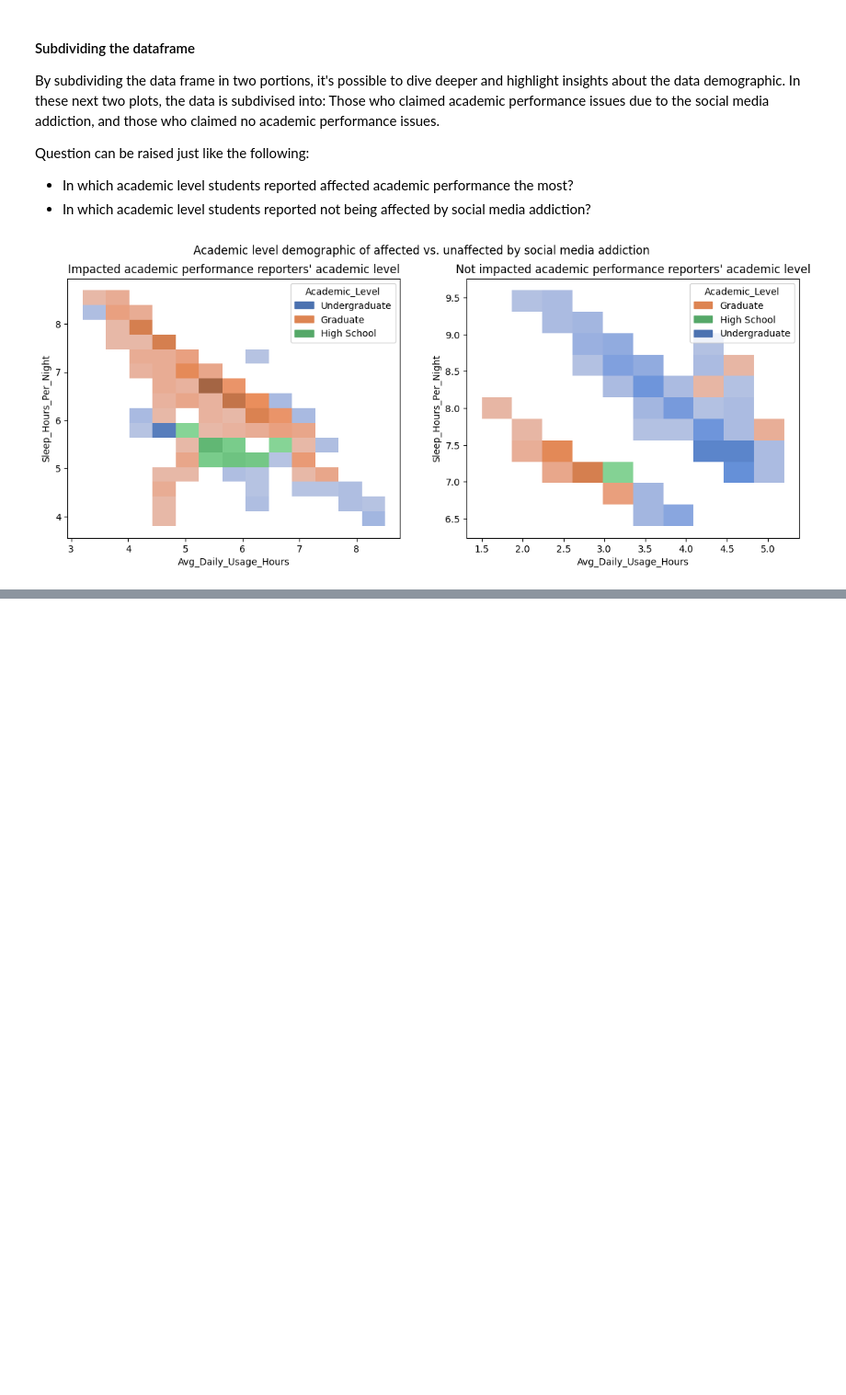
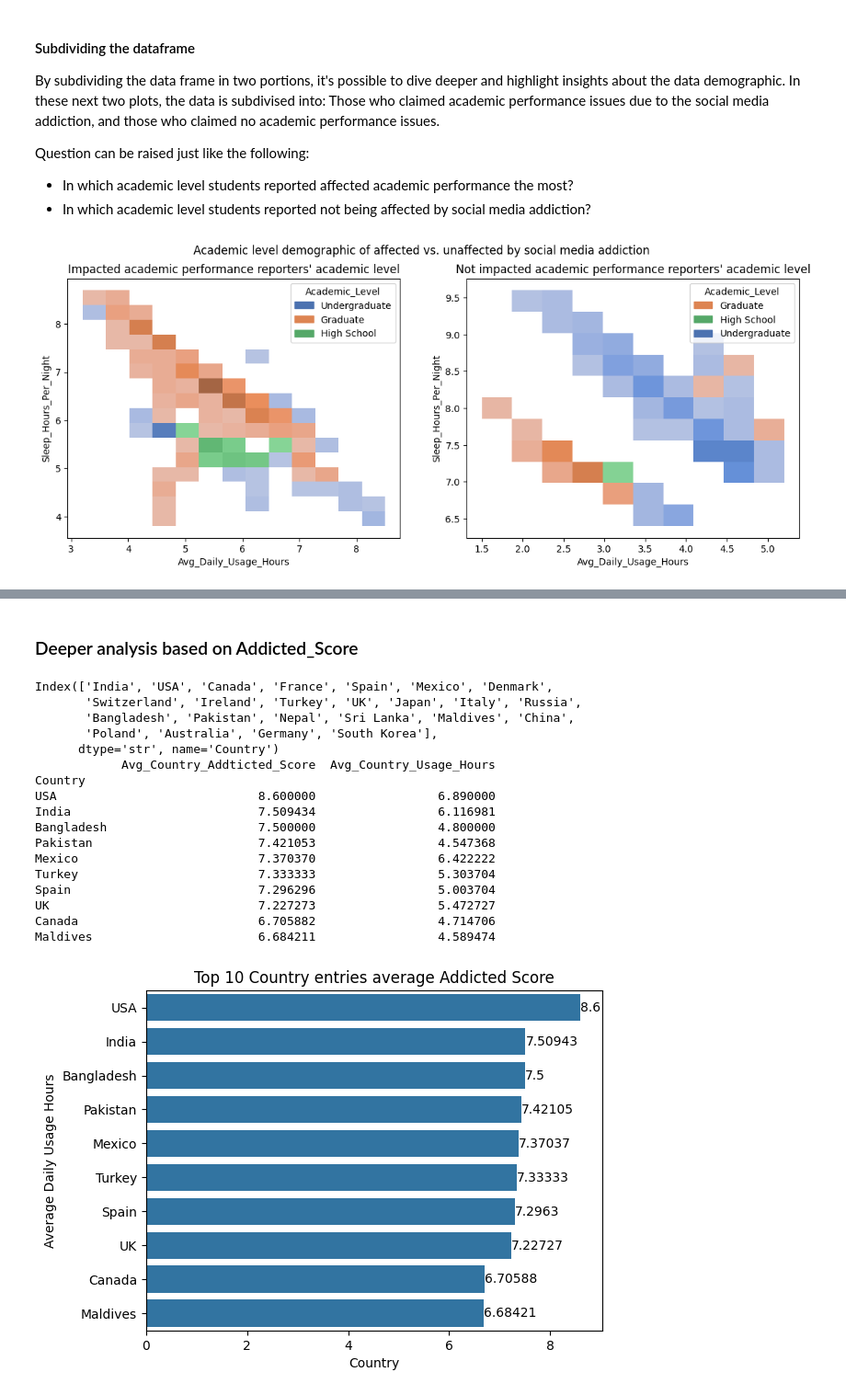
Before and after one commit to Andradev101/pause-student-social-media-addiction-eda, a Jupyter notebook: notebooks/eda.ipynb, the cells around one changed output, grey strips where cells are left out. Shown at 92% size. Saved outputs shown, nothing was run; the diff lists cells and outputs as text; code cells hidden in the pictures; blank space fills up the shorter version.

```diff
--- a/notebooks/eda.ipynb
+++ b/notebooks/eda.ipynb
@@ -486,0 +507,40 @@ plt.show()
+# %% [markdown]
+### Deeper analysis based on Addicted_Score
+# %%
+countries_gt_10_entries= df['Country'].value_counts()[df['Country'].value_counts() > 10].index
+print(countries_gt_10_entries)
+
+grouped_df = df[df['Country'].isin(countries_gt_10_entries)].groupby("Country").agg(Avg_Country_Addticted_Score=('Addicted_Score', 'mean'), Avg_Country_Usage_Hours=('Avg_Daily_Usage_Hours', 'mean')).sort_values(by="Avg_Country_Addticted_Score", ascending=False).head(10)
+print(grouped_df)
+ax = sns.barplot(
+    data=grouped_df,
+    x="Avg_Country_Addticted_Score",
+    y="Country",
+)
+ax.bar_label(ax.containers[0])
+
+plt.xlabel("Country")
+
+plt.ylabel("Average Daily Usage Hours")
+plt.title("Top 10 Country entries average Addicted Score")
+
+plt.show()
+# %% [output]
+Index(['India', 'USA', 'Canada', 'France', 'Spain', 'Mexico', 'Denmark',
+       'Switzerland', 'Ireland', 'Turkey', 'UK', 'Japan', 'Italy', 'Russia',
+       'Bangladesh', 'Pakistan', 'Nepal', 'Sri Lanka', 'Maldives', 'China',
+       'Poland', 'Australia', 'Germany', 'South Korea'],
+      dtype='str', name='Country')
+            Avg_Country_Addticted_Score  Avg_Country_Usage_Hours
+Country
+USA                            8.600000                 6.890000
+India                          7.509434                 6.116981
+Bangladesh                     7.500000                 4.800000
+Pakistan                       7.421053                 4.547368
+Mexico                         7.370370                 6.422222
+Turkey                         7.333333                 5.303704
+Spain                          7.296296                 5.003704
+UK                             7.227273                 5.472727
+Canada                         6.705882                 4.714706
+Maldives                       6.684211                 4.589474
+[figure, added]
```
Also changed, not shown: parts of 10 cells of this notebook.
